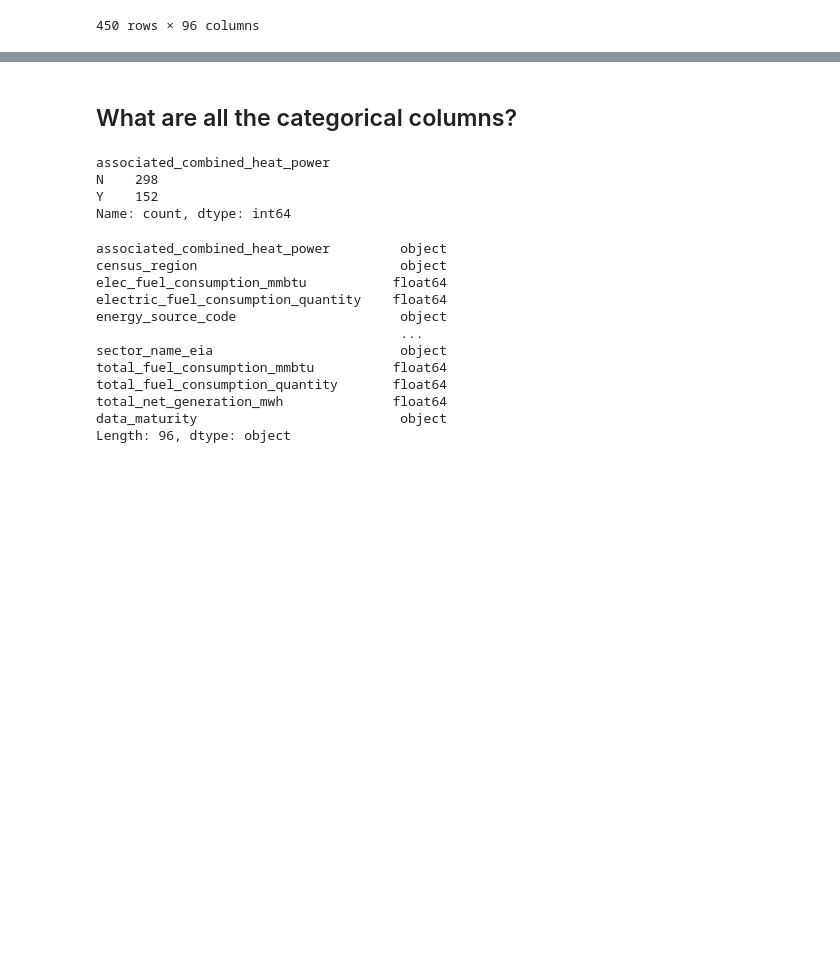
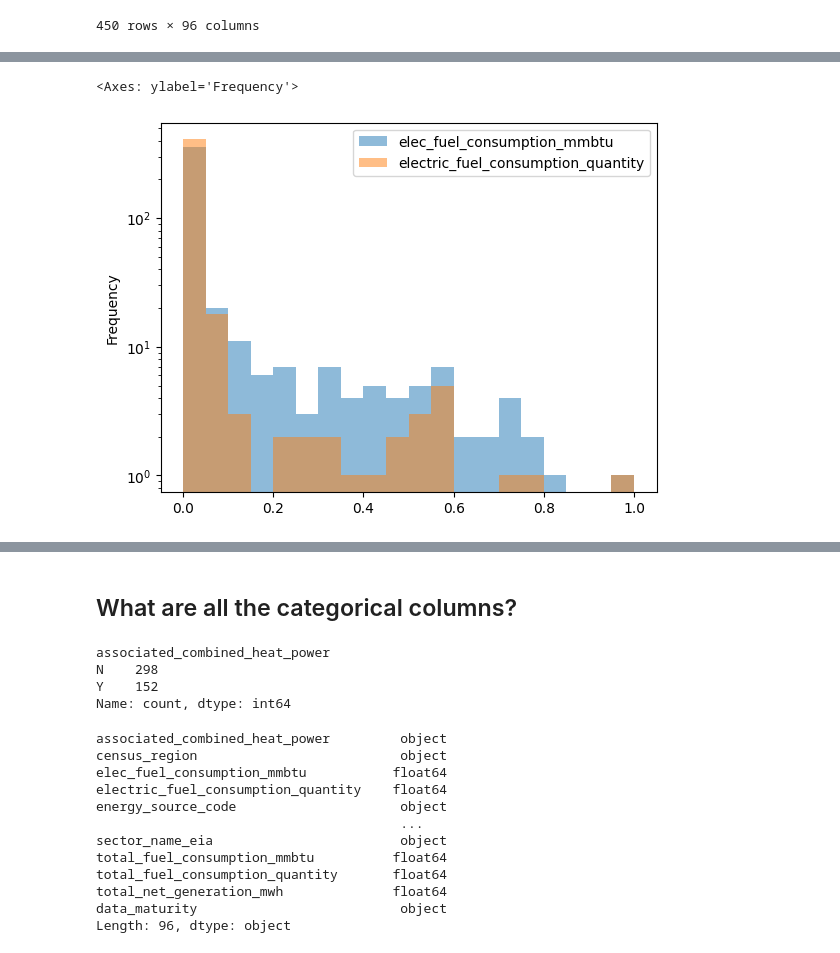
Before and after one commit to catalyst-cooperative/open-energy-data-for-all, a Jupyter notebook: notebooks/visualization_troubleshooting.ipynb, the cells around one changed output, grey strips where cells are left out. Cells and saved outputs as stored; diff of their text form; code cells hidden in the pictures; blank space fills up the shorter version.

```diff
--- a/notebooks/visualization_troubleshooting.ipynb
+++ b/notebooks/visualization_troubleshooting.ipynb
@@ -23,0 +64,3 @@ pr_gen_fuel_raw
+# %%
+pr_gen_fuel_monthly = pd.read_parquet("../data/eia923__monthly_puerto_rico_generation_fuel.parquet")
+pr_gen_fuel_annual = pd.read_parquet("../data/eia923__annual_puerto_rico_generation_fuel.parquet")
@@ -23,0 +177,10 @@ pr_gen_fuel_raw
+# %%
+elec_fuel_consumption_cols = ["elec_fuel_consumption_mmbtu","electric_fuel_consumption_quantity"]
+elec_fuel_consumption = (
+    pr_gen_fuel_annual[["elec_fuel_consumption_mmbtu","electric_fuel_consumption_quantity"]]
+)
+
+(elec_fuel_consumption / elec_fuel_consumption.max()).plot.hist(bins=20, logy=True, alpha=0.5)
+# %% [output]
+<Axes: ylabel='Frequency'>
+[figure, added]
```
Also changed, not shown: parts of 22 cells of this notebook, 2 other files.
